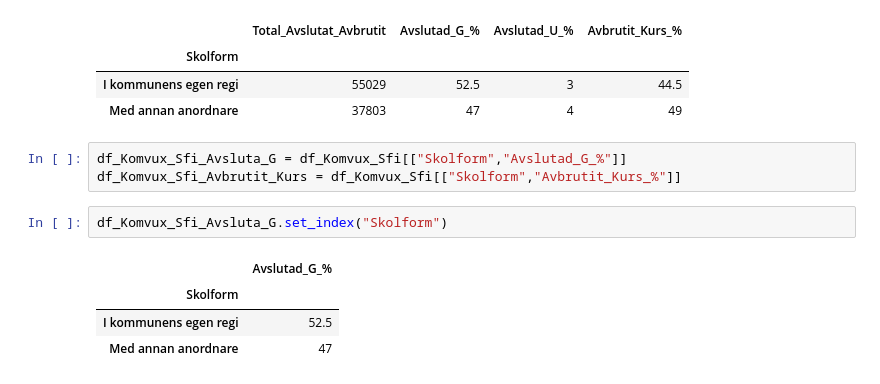
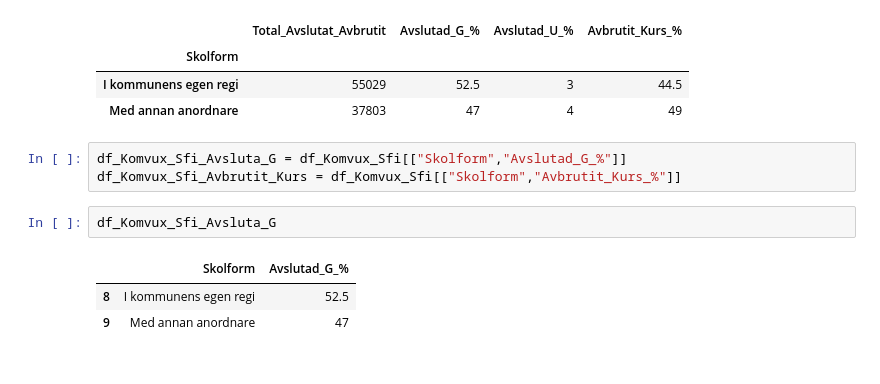
Before and after one commit to Zandri2k/Python-Sandra-Nilsson-OPA23, a Jupyter notebook: Labb_2/Labb_2.ipynb, the cells around one changed output. Drawn from its saved outputs; the diff is of its cells as text.

```diff
--- a/Labb_2/Labb_2.ipynb
+++ b/Labb_2/Labb_2.ipynb
@@ -855,9 +855,8 @@ df_Komvux_Sfi.set_index("Skolform")
 df_Komvux_Sfi_Avsluta_G = df_Komvux_Sfi[["Skolform","Avslutad_G_%"]]
 df_Komvux_Sfi_Avbrutit_Kurs = df_Komvux_Sfi[["Skolform","Avbrutit_Kurs_%"]]
 # %%
-df_Komvux_Sfi_Avsluta_G.set_index("Skolform")
+df_Komvux_Sfi_Avsluta_G
 # %% [output]
-|  | Avslutad_G_% |
-| Skolform |  |
-| I kommunens egen regi | 52.5 |
-| Med annan anordnare | 47 |
+|  | Skolform | Avslutad_G_% |
+| 8 | I kommunens egen regi | 52.5 |
+| 9 | Med annan anordnare | 47 |
```
Also changed, not shown: parts of 5 cells of this notebook.
